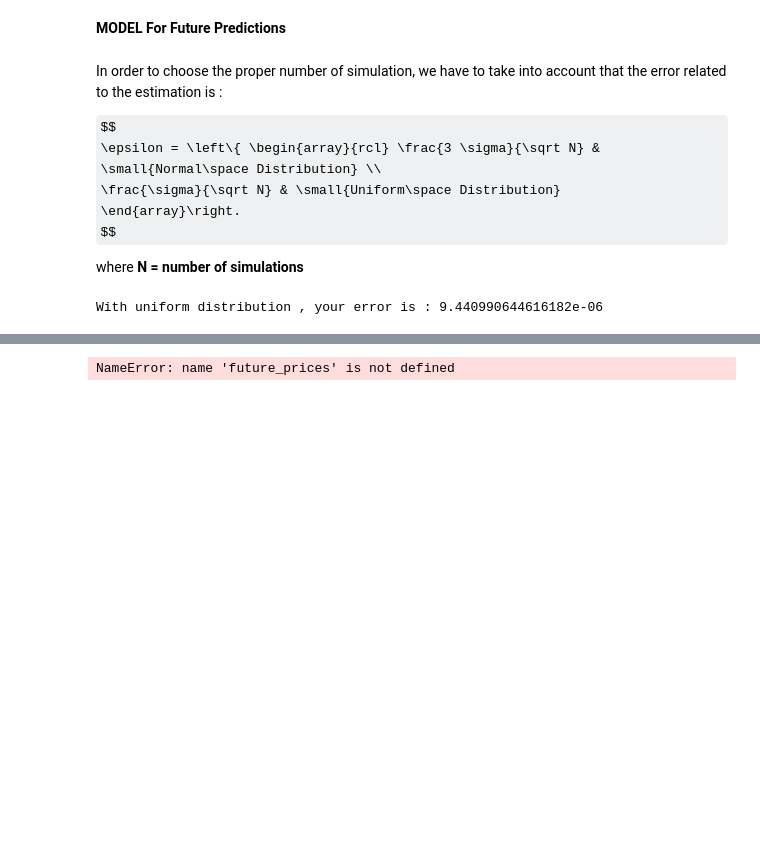
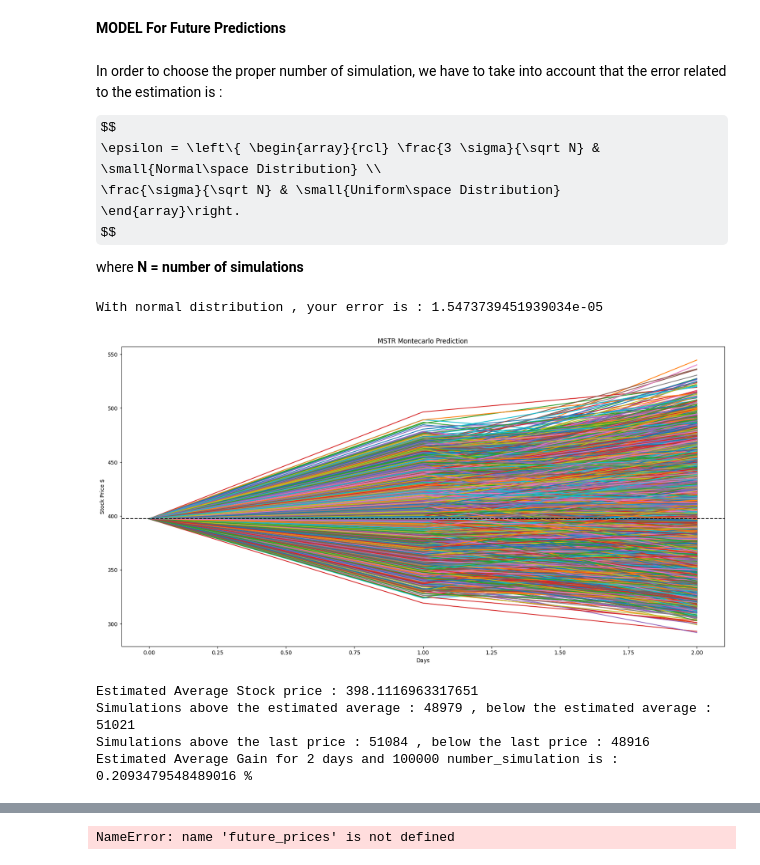
Before and after one commit to giuseppedavidde/MyGITprj, a Jupyter notebook: Montecarlo_Model.ipynb, the cells around one changed output, grey strips where cells are left out. Drawn from its saved outputs; the diff is of its cells as text; code cells hidden in the pictures; some formulas as TeX source; blank space fills up the shorter version.

```diff
--- a/Montecarlo_Model.ipynb
+++ b/Montecarlo_Model.ipynb
@@ -137,20 +142,32 @@ stock_dataFrame["stock_price"].iloc[-1]
 
 logret      = np.log(stock_prices/stock_prices.shift(1))
 
+
+#logvol      = np.log(stock_volumes/stock_volumes.shift(1))
+
 ## Drift and Volatility
-number_simulation = 10**6
+number_simulation = 10**8
 
 uniform_or_normal = "normal"
 
 if uniform_or_normal == "uniform":
     Z           = np.random.uniform(-1,+1,number_simulation)
     est_error   = np.std(logret)/np.sqrt(number_simulation)
+    #est_error_vol = np.std(logvol)/np.sqrt(number_simulation)
 else:
     Z           = np.random.normal(0,1,(number_simulation))
     est_error   = 3*np.std(logret)/np.sqrt(number_simulation)
+    #est_error_vol = 3*np.std(logvol)/np.sqrt(number_simulation)
 
 drift       = np.mean(logret) - np.var(logret)/2
 volatility  = np.std(logret) * Z
 
+#drift_vol       = np.mean(logvol) - np.var(logvol)/2
+#volatility_vol  = np.std(logvol) * Z
+
+print(f"Logret with stock_prices {logret}")
+#print(f"Logret with stock_prices_pct {logret_pct}")
+
 print(f"With {uniform_or_normal} distribution , your error is : {est_error}")
+#print(f"With {uniform_or_normal} distribution , your volume error is : {est_error_vol}")
 # %% [output]
@@ -186,16 +224,19 @@ where **N = number of simulations**
 ## Drift and Volatility
 ## fp = future predictions
 
-number_simulation_fp = 10**6
-days_to_predict_fp   = 250
+number_simulation_fp = 10**5
+days_to_predict_fp   = 2
 
-uniform_or_normal = "uniform"
+uniform_or_normal = "normal"
+
+
 
 if uniform_or_normal == "uniform":
     Z_fp           = np.random.uniform(-1,+1,(days_to_predict_fp,number_simulation_fp))
     est_error_fp   = np.std(logret)/np.sqrt(number_simulation_fp)
 else:
     Z_fp           = np.random.normal(0,1,(days_to_predict_fp,number_simulation_fp))
+
     est_error_fp   = 3*np.std(logret)/np.sqrt(number_simulation)
 
 
@@ -209,48 +250,91 @@ print(f"With {uniform_or_normal} distribution , your error is : {est_error_fp}")
 
 volatility_fp  = np.std(logret) * Z_fp
 
+#volatility_vol_fp = np.std(logvol) * Z_fp
+
 ## Just to have exponential daily return as pdDataFrame for further calculations
 
 exponential_daily_logarithmic_return = np.exp(drift+volatility_fp)
 
+#exponential_daily_logarithmic_volume_return = np.exp(drift_vol+volatility_vol_fp)
+
+
 df_exponential_daily_logarithmic_return = pd.DataFrame(exponential_daily_logarithmic_return)
+#df_exponential_daily_logarithmic_volume_return = pd.DataFrame(exponential_daily_logarithmic_volume_return)
+
 
 ## pd.DataFrame for future_prices ---> n_rows = days_to_predict_fp + 1 (because row = 0 is filled with the latest price retrieved from Yahoo Finance) , n_colums = number_simulation_fp
 
 future_prices = pd.DataFrame(np.zeros((days_to_predict_fp+1,number_simulation_fp)))
+#future_volumes = pd.DataFrame (np.zeros((days_to_predict_fp+1,number_simulation_fp)))
 
-future_prices.iloc[0] = stock_prices.iloc[-1] ## Last stock price from Yf
+future_prices.iloc[0]  = stock_prices.iloc[-1] ## Last stock price from Yf
+#future_volumes.iloc[0] = stock_volumes.iloc[-1] ## Last Volume from YF
 
 ## We implement the formula described at the beginning
 
 for i in range (1,days_to_predict_fp+1):
     future_prices.iloc[i] = future_prices.iloc[i-1] * df_exponential_daily_logarithmic_return.iloc[i-1]
+    #future_volumes.iloc[i] = future_volumes.iloc[i-1] * df_exponential_daily_logarithmic_volume_return.iloc[i-1]
+
 
 future_prices.plot(title=f"{stock_under_test} Montecarlo Prediction",ylabel="Stock Price $",xlabel="Days",figsize=(20,10),legend=None)
+### To identify where is located Last Price
+plt.axhline(y=stock_prices.iloc[-1], color='black', linestyle='--', label='Initial Value')
+plt.show()
 
-#future_prices.plot(kind='hist',bins= 100, title=f"{stock_under_test} Montecarlo Prediction",figsize=(20,10),xlabel="Days",ylabel="Stock Price $",legend=None)
+
+## 2nd method
+## returns     = stock_prices.pct_change()
+## logret_pct  = np.log(returns+1)
+## mu,sigma    = logret_pct.mean(), logret_pct.std()
+## future_prices_2nd_array = pd.DataFrame(np.zeros((number_simulation_fp)))
+## for i in range (number_simulation_fp):
+##     predicted_returns = np.random.normal(mu,sigma,(days_to_predict_fp))
+##     future_prices_2nd = stock_prices.iloc[-1] * ((1+predicted_returns).cumprod())
+##     future_prices_2nd_array.iloc[i] = future_prices_2nd
+##     ### To identify where is located Last Price
+##     plt.axhline(y=stock_prices.iloc[-1], color='black', linestyle='--', label='Initial Value')
+##     plt.plot(future_prices_2nd)
+##
+## print(f"Estimated Average Stock Price 2nd version: € {future_prices_2nd.mean()}")
+
+
+#check_difference_future_prices = future_prices - future_prices_2nd
+
+#future_volumes.plot(title=f"{stock_under_test} Montecarlo Volume Prediction",ylabel="Volume",xlabel="Days",figsize=(20,10),legend=None)
+
+
+#future_prices.plot(kind='hist',bins= 100, title=f"{stock_under_test} Montecarlo Prediction",figsize=(20,10),xlabel="Stock Price",ylabel="Frequency",legend=None)
+#future_volumes.plot(kind='hist',bins= 100,title=f"{stock_under_test} Montecarlo Volume Prediction",ylabel="Frequency",xlabel="Volume",figsize=(20,10),legend=None)
+
 
 # Array that contains the average of each row of future_prices
 array_mean_future_prices = future_prices.mean()
 
 # Simulations above the average
 sims_above_average = (future_prices.mean() >= array_mean_future_prices.mean()).sum()
 # Simulations below the average
 sims_below_average = (future_prices.mean() < array_mean_future_prices.mean()).sum()
 
 # Simulations above last price
 sims_above_last_price = (future_prices.mean() >= stock_prices.iloc[-1]).sum()
 # Simulations below last price
 sims_below_last_price = (future_prices.mean() < stock_prices.iloc[-1]).sum()
 
 
 
 # Comparison respect to the last value of stock_prices
 gain_future_prices = ((array_mean_future_prices.mean() - stock_prices.iloc[-1])/(stock_prices.iloc[-1]))*100
 
 print(f"Estimated Average Stock price : {array_mean_future_prices.mean()}")
 print(f"Simulations above the estimated average : {sims_above_average} , below the estimated average : {sims_below_average}")
 print(f"Simulations above the last price : {sims_above_last_price} , below the last price : {sims_below_last_price}")
 print(f"Estimated Average Gain for {days_to_predict_fp} days and {number_simulation_fp} number_simulation is : {gain_future_prices} % ")
 # %% [output]
-With uniform distribution , your error is : 9.440990644616182e-06
+With normal distribution , your error is : 1.5473739451939034e-05
+[figure, added]
+Estimated Average Stock price : 398.1116963317651
+Simulations above the estimated average : 48979 , below the estimated average : 51021
+Simulations above the last price : 51084 , below the last price : 48916
+Estimated Average Gain for 2 days and 100000 number_simulation is : 0.2093479548489016 %
```
Also changed, not shown: parts of 5 cells of this notebook, 4 other files.
